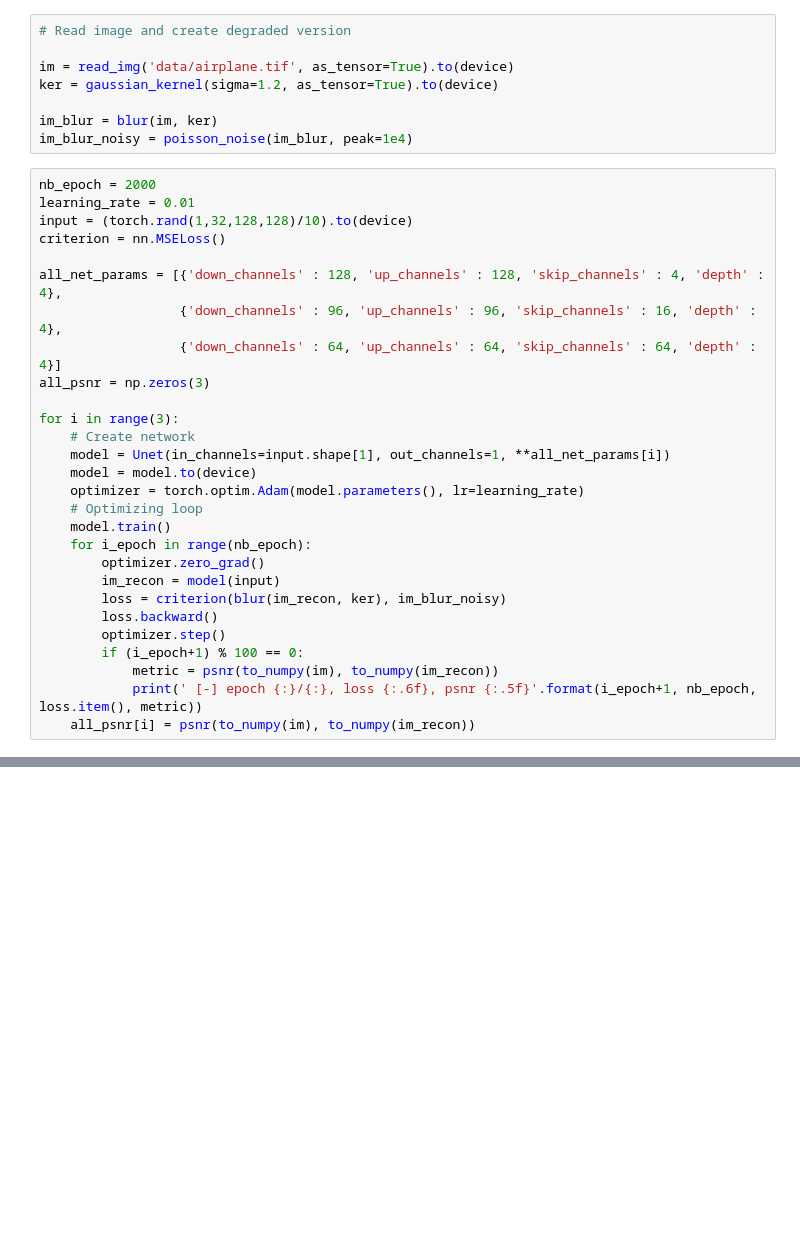
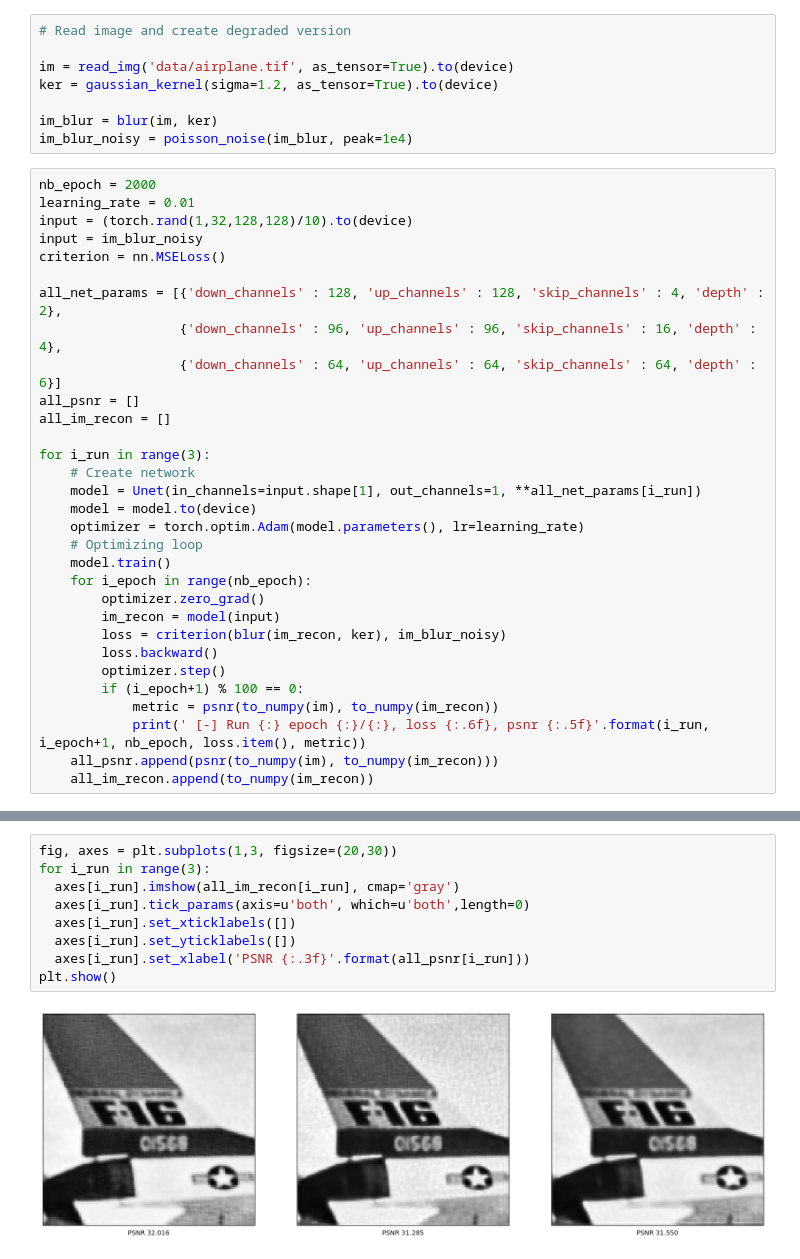
Before and after one commit to LudoRey/dip-deblur, a Jupyter notebook: network_params.ipynb, the cells around one changed output, grey strips where cells are left out. Drawn from its saved outputs; the diff is of its cells as text; blank space fills up the shorter version.

Commit message:
show results

```diff
--- a/network_params.ipynb
+++ b/network_params.ipynb
@@ -23,16 +30,18 @@ im_blur_noisy = poisson_noise(im_blur, peak=1e4)
 nb_epoch = 2000
 learning_rate = 0.01
 input = (torch.rand(1,32,128,128)/10).to(device)
+input = im_blur_noisy
 criterion = nn.MSELoss()
 
-all_net_params = [{'down_channels' : 128, 'up_channels' : 128, 'skip_channels' : 4, 'depth' : 4},
+all_net_params = [{'down_channels' : 128, 'up_channels' : 128, 'skip_channels' : 4, 'depth' : 2},
                   {'down_channels' : 96, 'up_channels' : 96, 'skip_channels' : 16, 'depth' : 4},
-                  {'down_channels' : 64, 'up_channels' : 64, 'skip_channels' : 64, 'depth' : 4}]
-all_psnr = np.zeros(3)
+                  {'down_channels' : 64, 'up_channels' : 64, 'skip_channels' : 64, 'depth' : 6}]
+all_psnr = []
+all_im_recon = []
 
-for i in range(3):
+for i_run in range(3):
     # Create network
-    model = Unet(in_channels=input.shape[1], out_channels=1, **all_net_params[i])
+    model = Unet(in_channels=input.shape[1], out_channels=1, **all_net_params[i_run])
     model = model.to(device)
     optimizer = torch.optim.Adam(model.parameters(), lr=learning_rate)
     # Optimizing loop
@@ -45,5 +54,6 @@ for i in range(3):
         optimizer.step()
         if (i_epoch+1) % 100 == 0:
             metric = psnr(to_numpy(im), to_numpy(im_recon))
-            print(' [-] epoch {:}/{:}, loss {:.6f}, psnr {:.5f}'.format(i_epoch+1, nb_epoch, loss.item(), metric))
-    all_psnr[i] = psnr(to_numpy(im), to_numpy(im_recon))
+            print(' [-] Run {:} epoch {:}/{:}, loss {:.6f}, psnr {:.5f}'.format(i_run, i_epoch+1, nb_epoch, loss.item(), metric))
+    all_psnr.append(psnr(to_numpy(im), to_numpy(im_recon)))
+    all_im_recon.append(to_numpy(im_recon))
@@ -49,0 +78,11 @@ for i in range(3):
+# %%
+fig, axes = plt.subplots(1,3, figsize=(20,30))
+for i_run in range(3):
+  axes[i_run].imshow(all_im_recon[i_run], cmap='gray')
+  axes[i_run].tick_params(axis=u'both', which=u'both',length=0)
+  axes[i_run].set_xticklabels([])
+  axes[i_run].set_yticklabels([])
+  axes[i_run].set_xlabel('PSNR {:.3f}'.format(all_psnr[i_run]))
+plt.show()
+# %% [output]
+[figure, added]
```
Also changed, not shown: parts of 2 cells of this notebook.
